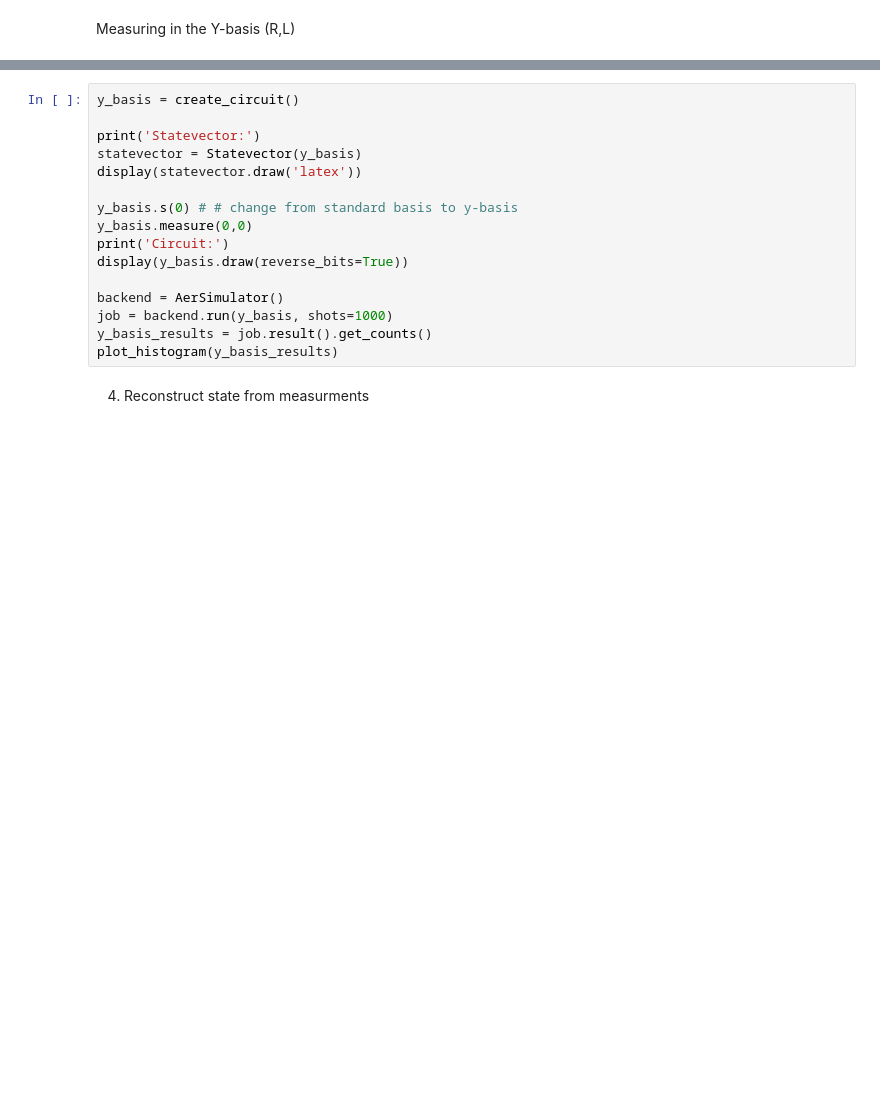
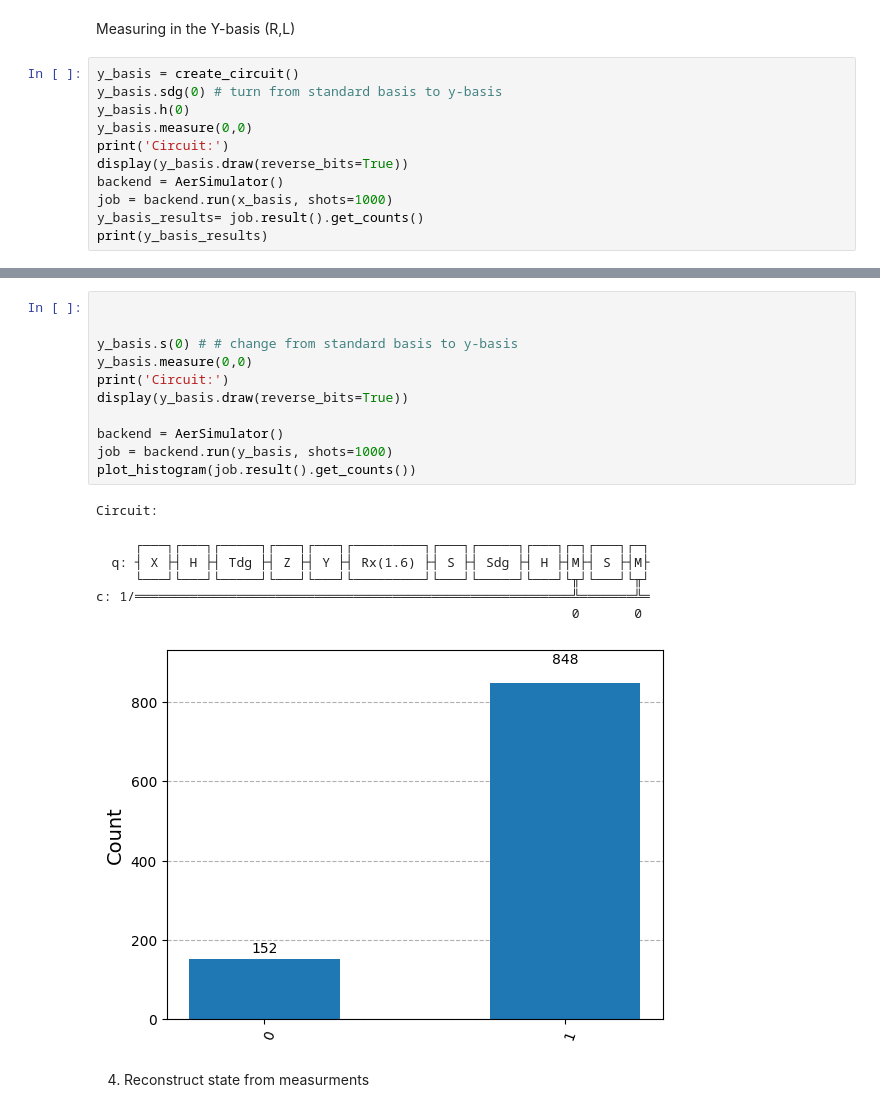
Before and after one commit to auroraingebrigtsen/Assignment1-Inf367, a Jupyter notebook: Quantum2024_MandatoryI_Coding.ipynb, the cells around one changed output, grey strips where cells are left out. Drawn from its saved outputs; the diff is of its cells as text; blank space fills up the shorter version.

```diff
--- a/Quantum2024_MandatoryI_Coding.ipynb
+++ b/Quantum2024_MandatoryI_Coding.ipynb
@@ -203,2 +358,13 @@ plot_histogram(x_basis_results)
 # %% [markdown]
 Measuring in the Y-basis (R,L)
+# %%
+y_basis = create_circuit()
+y_basis.sdg(0) # turn from standard basis to y-basis
+y_basis.h(0)
+y_basis.measure(0,0)
+print('Circuit:')
+display(y_basis.draw(reverse_bits=True))
+backend = AerSimulator()
+job = backend.run(x_basis, shots=1000)
+y_basis_results= job.result().get_counts()
+print(y_basis_results)
@@ -205,19 +387,22 @@ Measuring in the Y-basis (R,L)
 # %%
-y_basis = create_circuit()
 
-print('Statevector:')
-statevector = Statevector(y_basis)
-display(statevector.draw('latex'))
 
 y_basis.s(0) # # change from standard basis to y-basis
 y_basis.measure(0,0)
 print('Circuit:')
 display(y_basis.draw(reverse_bits=True))
 
 backend = AerSimulator()
 job = backend.run(y_basis, shots=1000)
-y_basis_results = job.result().get_counts()
-plot_histogram(y_basis_results)
+plot_histogram(job.result().get_counts())
+# %% [output]
+Circuit:
+     ┌───┐┌───┐┌─────┐┌───┐┌───┐┌─────────┐┌───┐┌─────┐┌───┐┌─┐┌───┐┌─┐
+  q: ┤ X ├┤ H ├┤ Tdg ├┤ Z ├┤ Y ├┤ Rx(1.6) ├┤ S ├┤ Sdg ├┤ H ├┤M├┤ S ├┤M├
+     └───┘└───┘└─────┘└───┘└───┘└─────────┘└───┘└─────┘└───┘└╥┘└───┘└╥┘
+c: 1/════════════════════════════════════════════════════════╩═══════╩═
+                                                             0       0
+[figure, added]
 # %% [markdown]
 4. Reconstruct state from measurments
 # %%
```
Also changed, not shown: parts of 15 cells of this notebook.
